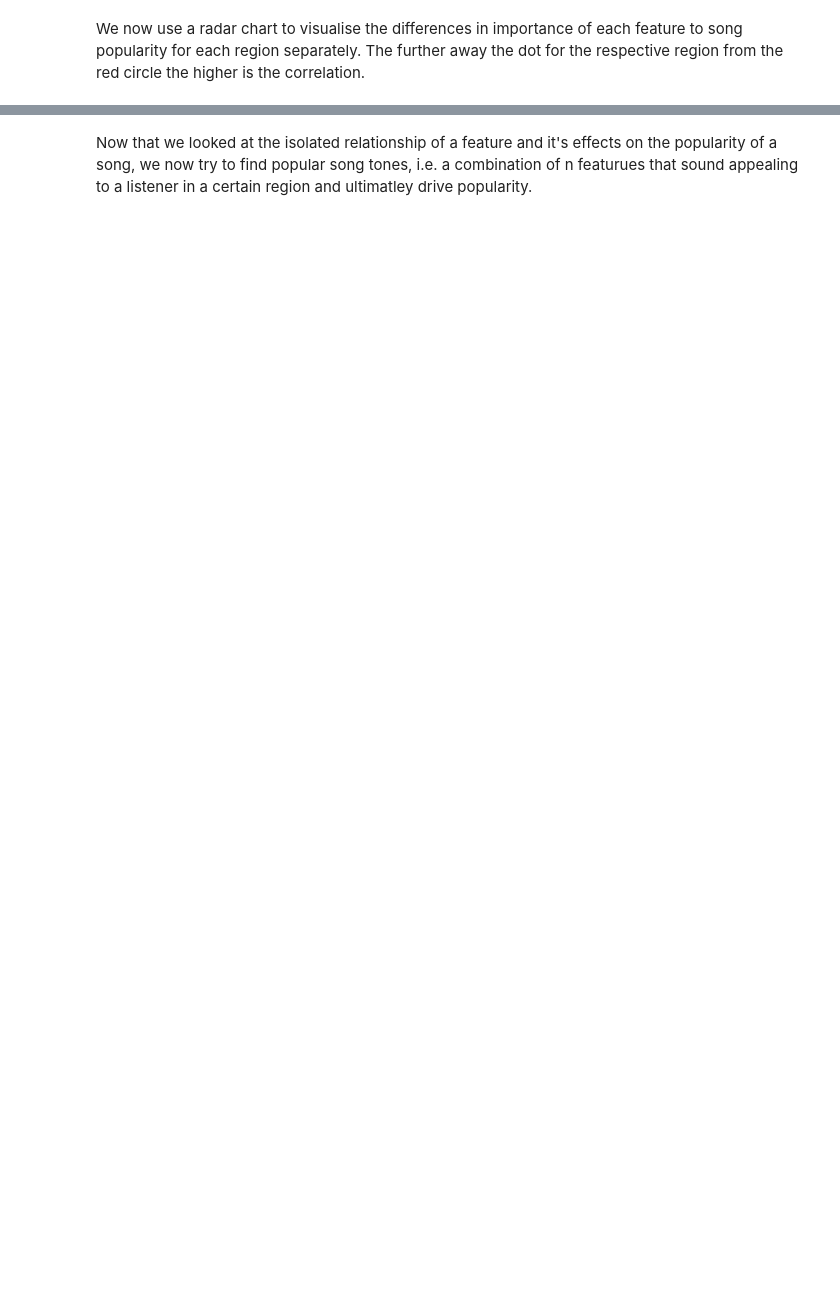
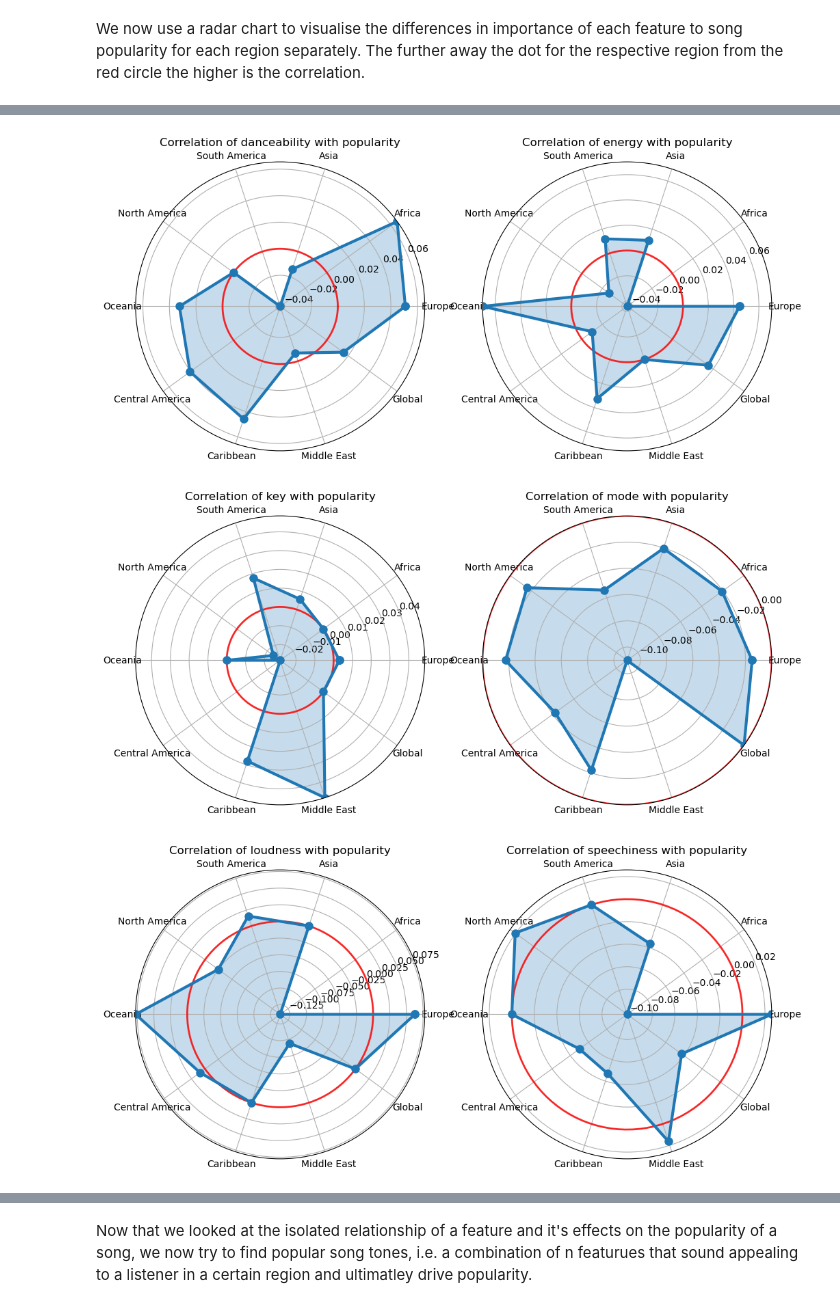
Before and after one commit to joy-lewis/Musical-Feature-Analysis, a Jupyter notebook: spotify_analysis.ipynb, the cells around one changed output, grey strips where cells are left out. Cells and saved outputs as stored; diff of their text form; code cells hidden in the pictures; blank space fills up the shorter version.

Commit message:
new alignment for radar plots

```diff
--- a/spotify_analysis.ipynb
+++ b/spotify_analysis.ipynb
@@ -135,0 +99,46 @@ for coeffs, feature in zip(corr_data, all_features):
+# %%
+import matplotlib.pyplot as plt
+import numpy as np
+
+for i in range(len(corr_data)): # must be that len(corr_data)==len(all_features)
+    if i % 2 != 0: continue # because we always plot two data sets at a time
+    fig, (ax1, ax2) = plt.subplots(ncols=2, figsize=(12, 6), subplot_kw=dict(polar=True))
+
+    # Plot a circle at value 0 in red which indicates the level of no correlation exists (p-value was 0)
+    zero_angle = np.linspace(0, 2*np.pi, 100)
+    zero_value = np.zeros_like(zero_angle)
+
+    # Calculate the angles for each data point
+    n = len(corr_data[i])
+    angles1 = np.linspace(0, 2*np.pi, n, endpoint=False)
+    coeffs1 = np.concatenate((corr_data[i], [corr_data[i][0]]))
+    angles1 = np.concatenate((angles1, [angles1[0]]))
+
+    n = len(corr_data[i])
+    angles2 = np.linspace(0, 2*np.pi, n, endpoint=False)
+    coeffs2 = np.concatenate((corr_data[i+1], [corr_data[i+1][0]]))
+    angles2 = np.concatenate((angles2, [angles2[0]]))
+
+    # Plot radar chart in first subplot
+    ax1.plot(zero_angle, zero_value, color='red', linewidth=2, alpha=0.8)
+    ax1.plot(angles1, coeffs1, 'o-', linewidth=3, markersize=8)
+    ax1.fill(angles1, coeffs1, alpha=0.25)
+    ax1.set_ylim(min(coeffs1), max(coeffs1))
+    ax1.set_thetagrids(angles1[:-1] * 180/np.pi, regions)
+    ax1.set_title('Correlation of {} with popularity'.format(all_features[i]))
+    ax1.grid(True)
+
+    # Plot radar chart in second subplot
+    ax2.plot(zero_angle, zero_value, color='red', linewidth=2, alpha=0.8)
+    ax2.plot(angles2, coeffs2, 'o-', linewidth=3, markersize=8)
+    ax2.fill(angles2, coeffs2, alpha=0.25)
+    ax2.set_ylim(min(coeffs2), max(coeffs2))
+    ax2.set_thetagrids(angles2[:-1] * 180/np.pi, regions)
+    ax2.set_title('Correlation of {} with popularity'.format(all_features[i+1]))
+    ax2.grid(True)
+
+    plt.show()
+# %% [output]
+[figure, added]
+[figure, added]
+[figure, added]
```
Also changed, not shown: parts of 5 cells of this notebook.
